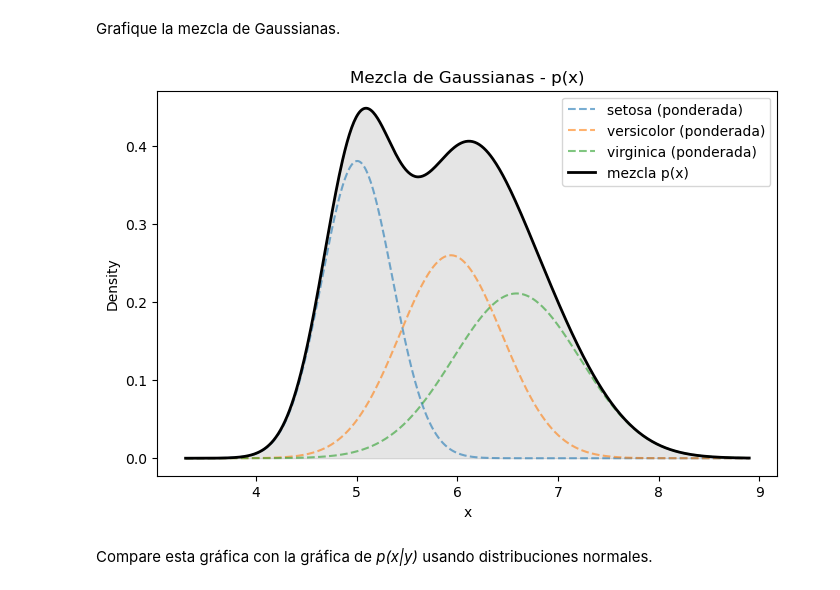
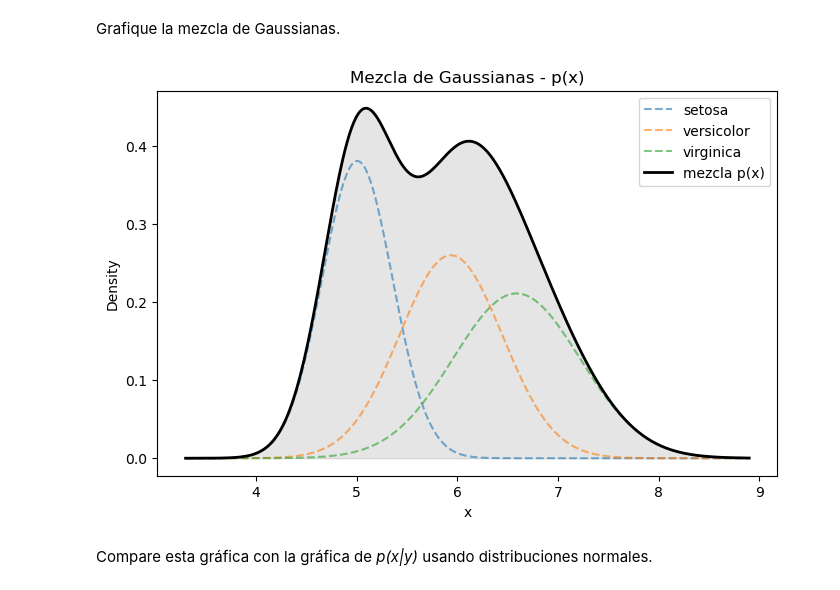
Before and after one commit to rodrigobeniteza/ORT-AI, a Jupyter notebook: AI Generativa/Practicos/Práctico 2/Practico2_JL.ipynb, the cells around one changed output. Saved outputs shown, nothing was run; the diff lists cells and outputs as text; code cells hidden in the pictures.

```diff
--- a/AI Generativa/Practicos/Práctico 2/Practico2_JL.ipynb
+++ b/AI Generativa/Practicos/Práctico 2/Practico2_JL.ipynb
@@ -692,19 +674,19 @@ virginica_pdf = norm.pdf(x_range, loc=virginica_mean, scale=virginica_std)
 mixture_pdf = priors[0]*setosa_pdf + priors[1]*versicolor_pdf + priors[2]*virginica_pdf
 # %%
 plt.figure(figsize=(8, 5))
-plt.plot(x_range, priors[0]*setosa_pdf, '--', label='setosa (ponderada)', alpha=0.6)
-plt.plot(x_range, priors[1]*versicolor_pdf, '--', label='versicolor (ponderada)', alpha=0.6)
-plt.plot(x_range, priors[2]*virginica_pdf, '--', label='virginica (ponderada)', alpha=0.6)
+plt.plot(x_range, priors[0]*setosa_pdf, '--', label='setosa', alpha=0.6)
+plt.plot(x_range, priors[1]*versicolor_pdf, '--', label='versicolor', alpha=0.6)
+plt.plot(x_range, priors[2]*virginica_pdf, '--', label='virginica', alpha=0.6)
 plt.plot(x_range, mixture_pdf, color='black', linewidth=2, label='mezcla p(x)')
 plt.fill_between(x_range, mixture_pdf, alpha=0.1, color='black')
 
 plt.xlabel('x')
 plt.ylabel('Density')
 plt.title('Mezcla de Gaussianas - p(x)')
 plt.legend()
 plt.show()
 # %% [output]
-[figure, old version]
+[figure, new version]
 # %% [markdown]
 Compare esta gráfica con la gráfica de *p(x|y)* usando distribuciones normales.
 # %% [markdown]
```
Also changed, not shown: parts of 1 cell of this notebook.
